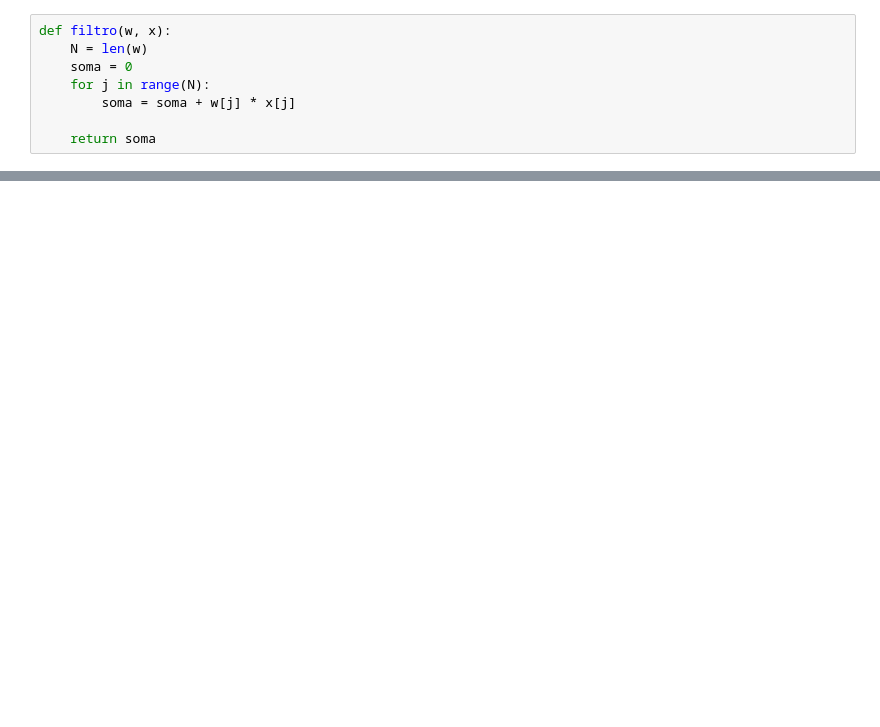
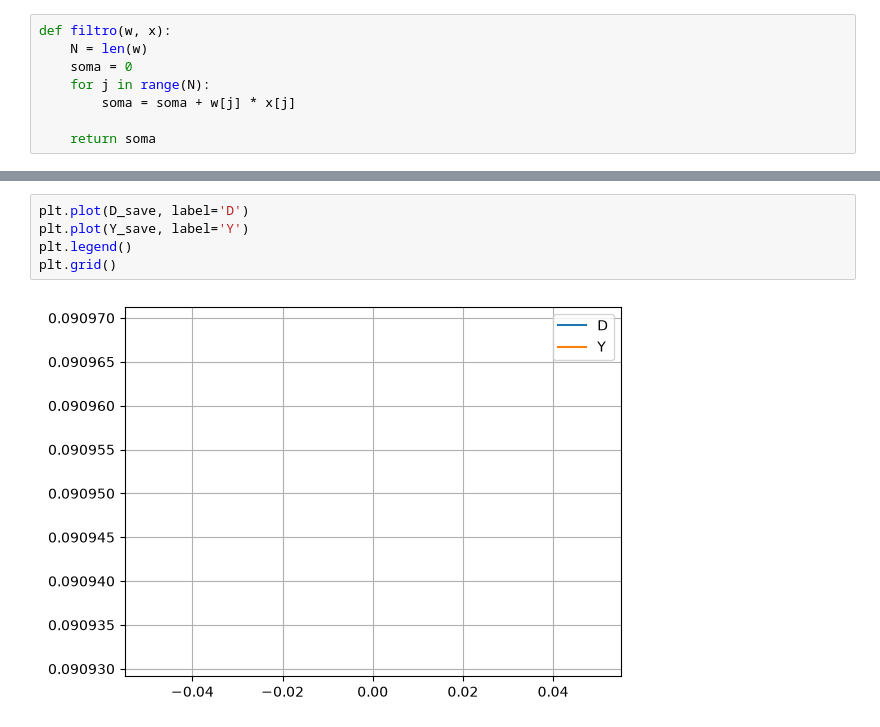
Before and after one commit to lefontouras/linse, a Jupyter notebook: filtro adaptativo/filtro_adaptativo.ipynb, the cells around one changed output, grey strips where cells are left out. Cells and saved outputs as stored; diff of their text form; blank space fills up the shorter version.

```diff
--- a/filtro adaptativo/filtro_adaptativo.ipynb
+++ b/filtro adaptativo/filtro_adaptativo.ipynb
@@ -95,0 +102,7 @@ plt.plot(E)
+# %%
+plt.plot(D_save, label='D')
+plt.plot(Y_save, label='Y')
+plt.legend()
+plt.grid()
+# %% [output]
+[figure, added]
```
Also changed, not shown: parts of 4 cells of this notebook, 1 other file.
